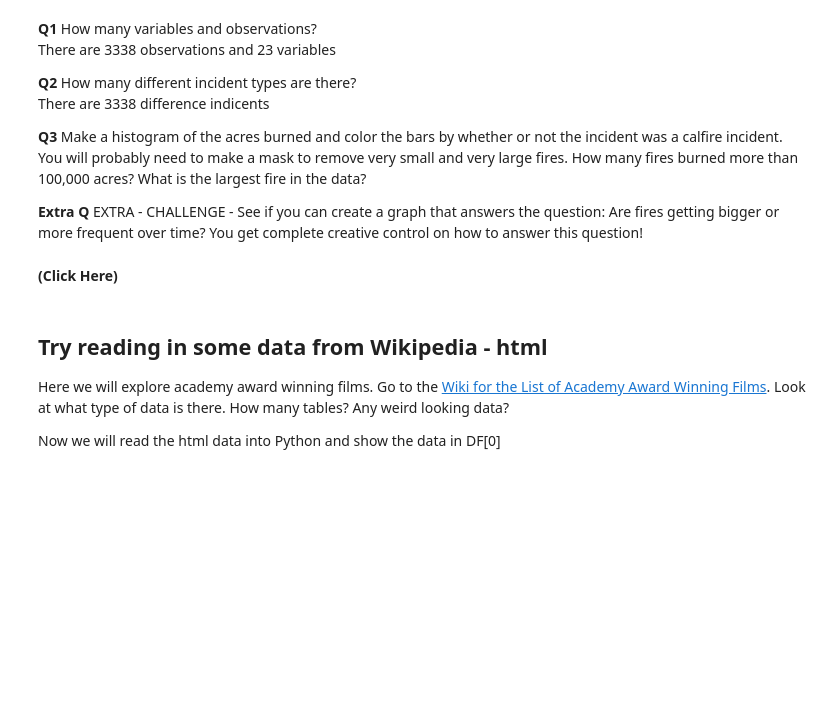
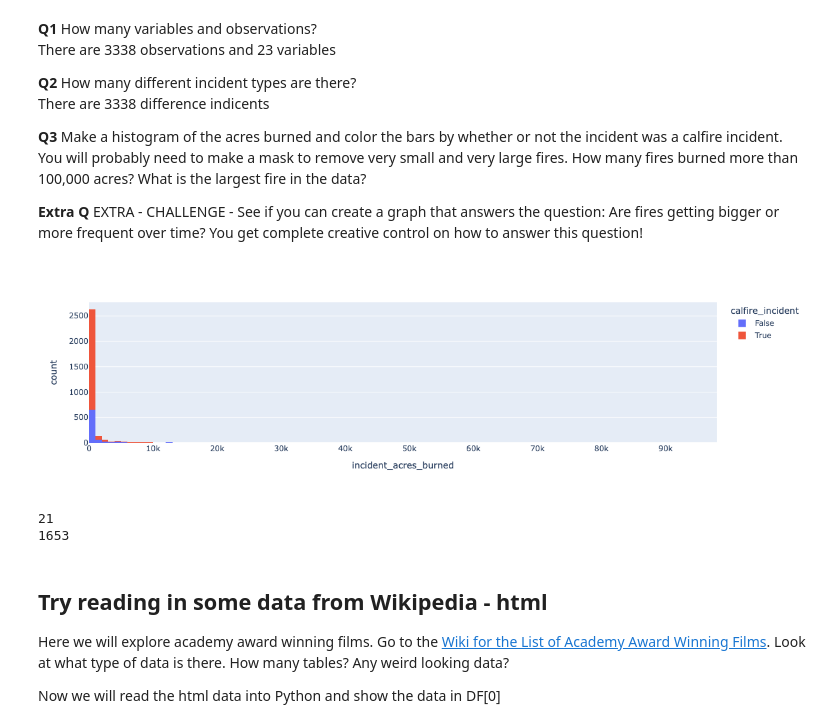
Before and after one commit to DCard2512/DATA101_Diego_Cardenas_Code, a Jupyter notebook: Day8/Day8-HW.ipynb, the cells around one changed output. Cells and saved outputs as stored; diff of their text form; code cells hidden in the pictures; blank space fills up the shorter version.

```diff
--- a/Day8/Day8-HW.ipynb
+++ b/Day8/Day8-HW.ipynb
@@ -71,9 +69,26 @@ There are 3338 observations and 23 variables <br>
 
 **Extra Q** EXTRA - CHALLENGE - See if you can create a graph that answers the question: Are fires getting bigger or more frequent over time? You get complete creative control on how to answer this question!
 # %%
-fig. px.histogram()
+mask = (DF_raw["incident_acres_burned"] > 10) & (DF_raw["incident_acres_burned"] < 100000)
+DF_mask = DF_raw[mask]
+
+
+fig = px.histogram(DF_mask,
+                 x = 'incident_acres_burned',
+                  color = 'calfire_incident')
+fig.show()
+# %% [output]
+[figure, added]
-# %% [markdown]
-**(Click Here)**
+# %%
+fire100k = DF_raw['incident_acres_burned'] > 100000
+DF_100k = DF_raw[fire100k]
+print(len(DF_100k))
+
+largest_fire = DF_raw['incident_acres_burned'].idxmax()
+print(largest_fire)
+# %% [output]
+21
+1653
 # %%
 # Extra Code
 # %% [markdown]
```
Also changed, not shown: parts of 3 cells of this notebook.
